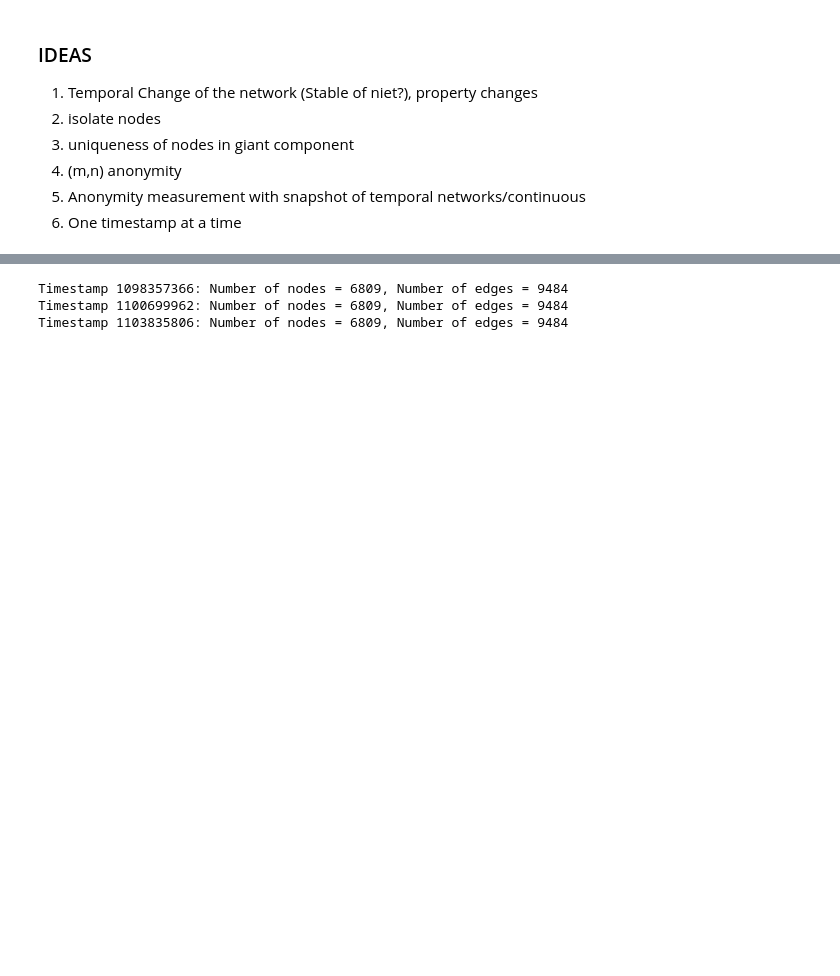
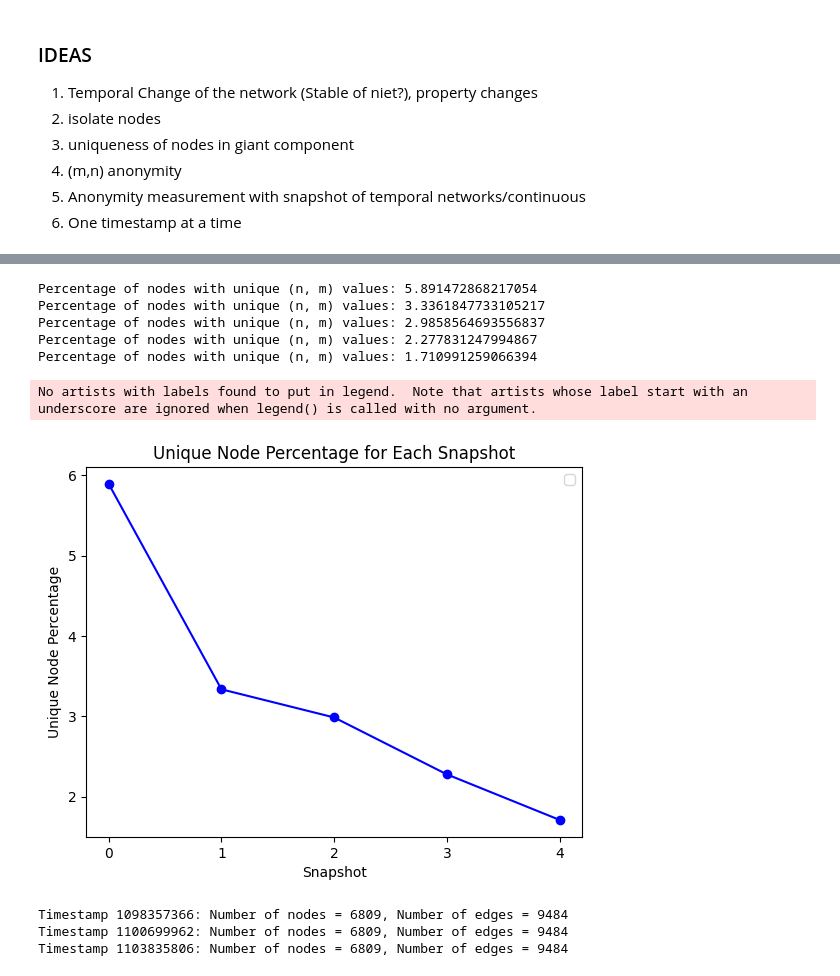
Before and after one commit to JaviAnton/tempo-network-anonymity, a Jupyter notebook: anonimity.ipynb, the cells around one changed output, grey strips where cells are left out. Saved outputs shown, nothing was run; the diff lists cells and outputs as text; code cells hidden in the pictures; blank space fills up the shorter version.

```diff
--- a/anonimity.ipynb
+++ b/anonimity.ipynb
@@ -35,0 +135,20 @@ for edge in edges:
+# %%
+sub_edge_1 = edges[:2000]
+snapshot_1 = nx.DiGraph()
+snapshot_1.add_edges_from(sub_edge_1)
+
+sub_edge_2 = edges[:5000]
+snapshot_2 = nx.DiGraph()
+snapshot_2.add_edges_from(sub_edge_2)
+
+sub_edge_3 = edges[:10000]
+snapshot_3 = nx.DiGraph()
+snapshot_3.add_edges_from(sub_edge_3)
+
+sub_edge_4 = edges[:20000]
+snapshot_4 = nx.DiGraph()
+snapshot_4.add_edges_from(sub_edge_4)
+
+sub_edge_5 = edges[:40000]
+snapshot_5 = nx.DiGraph()
+snapshot_5.add_edges_from(sub_edge_5)
@@ -35,0 +178,29 @@ for edge in edges:
+# %%
+percents = []
+percent_1 = n_m_anonymity(snapshot_1)
+percents.append(percent_1)
+percent_2 = n_m_anonymity(snapshot_2)
+percents.append(percent_2)
+percent_3 = n_m_anonymity(snapshot_3)
+percents.append(percent_3)
+percent_4 = n_m_anonymity(snapshot_4)
+percents.append(percent_4)
+percent_5 = n_m_anonymity(snapshot_5)
+percents.append(percent_5)
+# %% [output]
+Percentage of nodes with unique (n, m) values: 5.891472868217054
+Percentage of nodes with unique (n, m) values: 3.3361847733105217
+Percentage of nodes with unique (n, m) values: 2.9858564693556837
+Percentage of nodes with unique (n, m) values: 2.277831247994867
+Percentage of nodes with unique (n, m) values: 1.710991259066394
+# %%
+plt.plot(percents, marker='o', linestyle='-', color='b')
+plt.xlabel('Snapshot')
+plt.ylabel('Unique Node Percentage/%')
+plt.title('Unique Node Percentage for Each Snapshot')
+plt.xticks(range(len(percents)), range(len(percents)))
+plt.legend()
+plt.show()
+# %% [output]
+No artists with labels found to put in legend.  Note that artists whose label start with an underscore are ignored when legend() is called with no argument.
+[figure, added]
```
Also changed, not shown: parts of 9 cells of this notebook.
